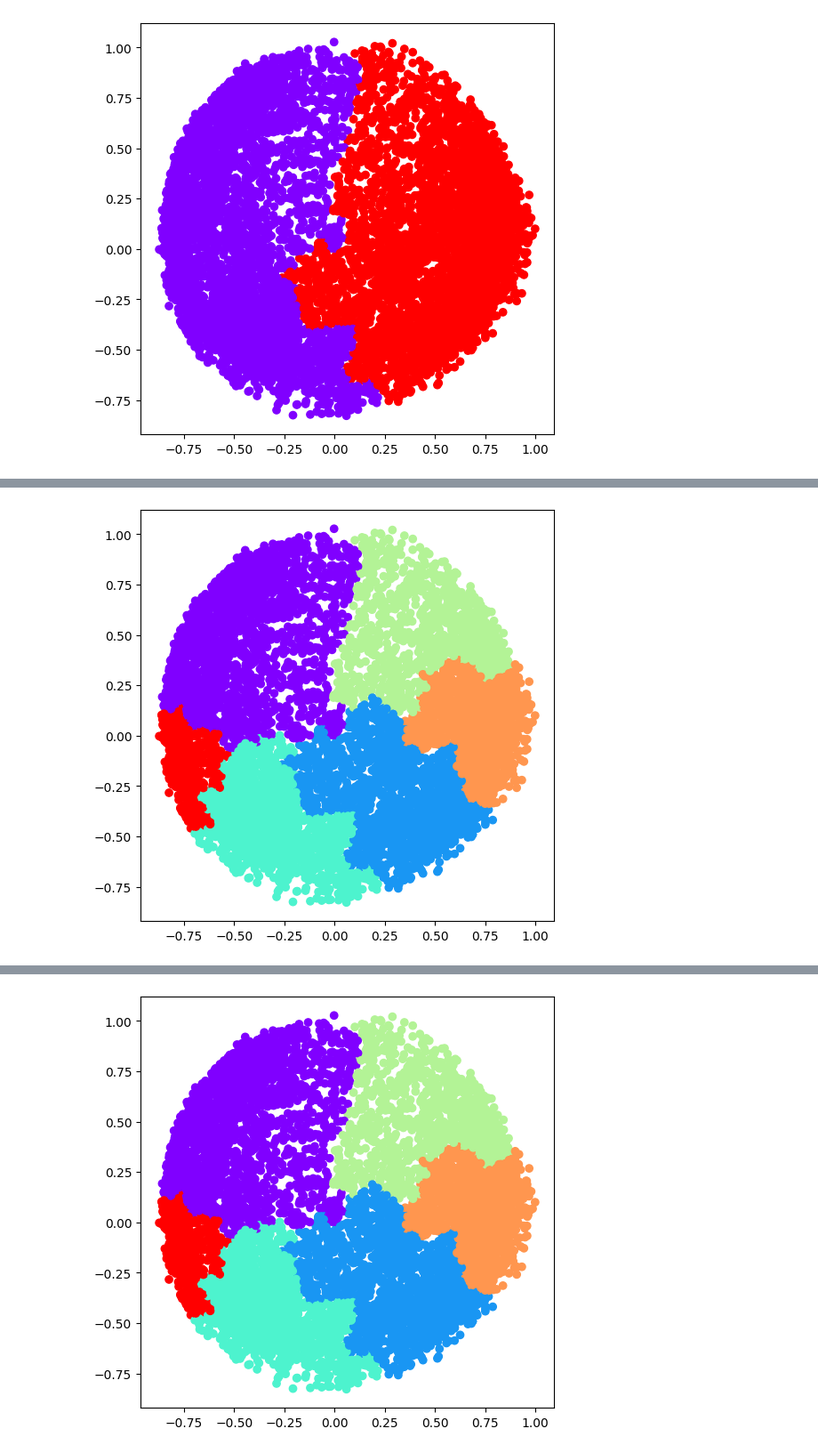
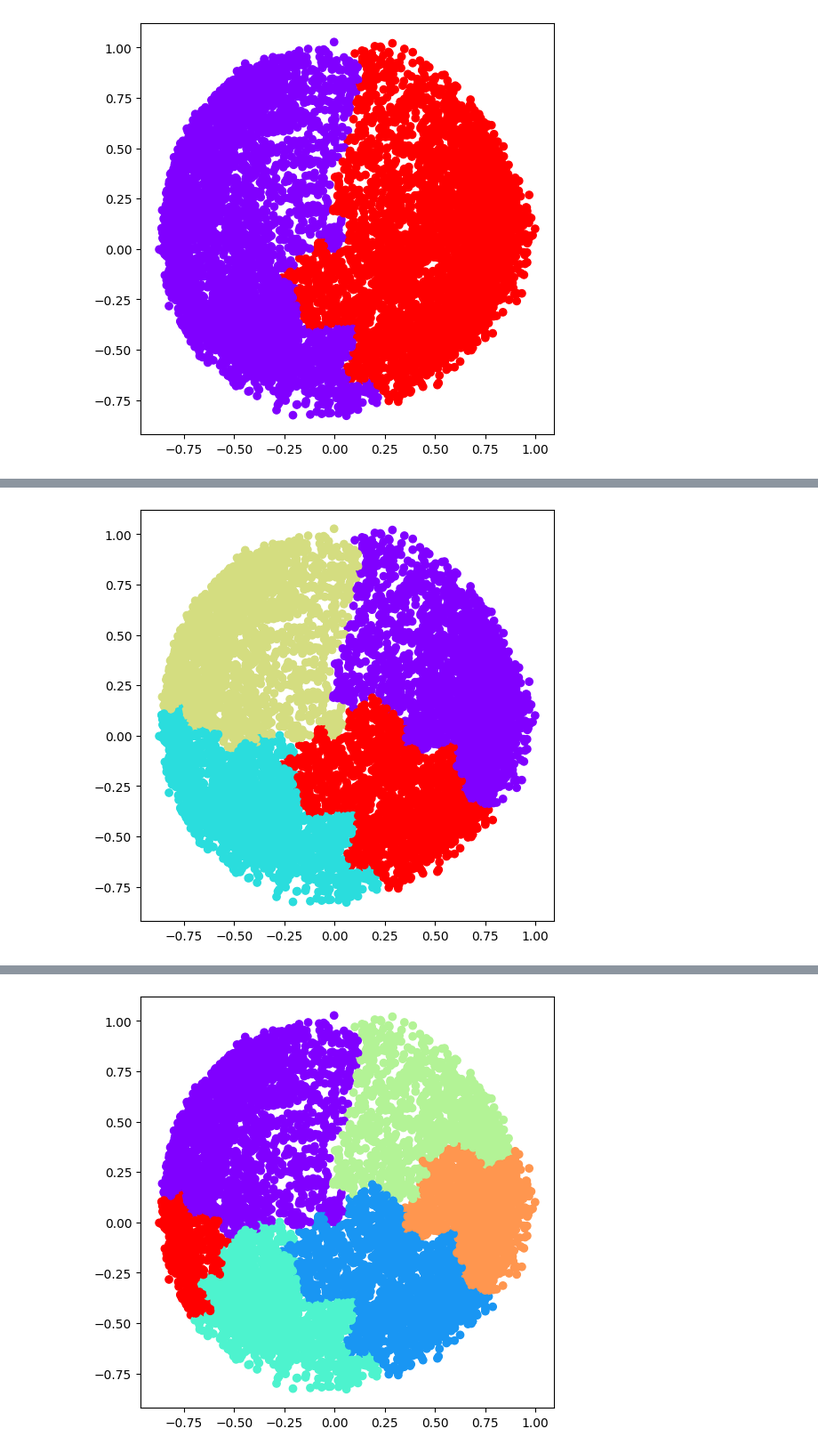
Before and after one commit to karthikeya-1508/ML_prac_files, a Jupyter notebook: clustering/agglomerative_clustering.ipynb, the cells around one changed output, grey strips where cells are left out. Shown at 89% size. Cells and saved outputs as stored; diff of their text form; code cells hidden in the pictures.

```diff
--- a/clustering/agglomerative_clustering.ipynb
+++ b/clustering/agglomerative_clustering.ipynb
@@ -131,11 +131,11 @@ plt.show()
 # %%
 ac4 = AgglomerativeClustering(n_clusters = 4)
 
 plt.figure(figsize=(6,6))
-plt.scatter(x_principal['p1'],x_principal['p2'],c = ac2.fit_predict(x_principal),cmap = 'rainbow')
+plt.scatter(x_principal['p1'],x_principal['p2'],c = ac4.fit_predict(x_principal),cmap = 'rainbow')
 plt.show()
 # %% [output]
-[figure, old version]
+[figure, new version]
 # %%
 ac5 = AgglomerativeClustering(n_clusters = 5)
 
```
Also changed, not shown: parts of 5 cells of this notebook.
